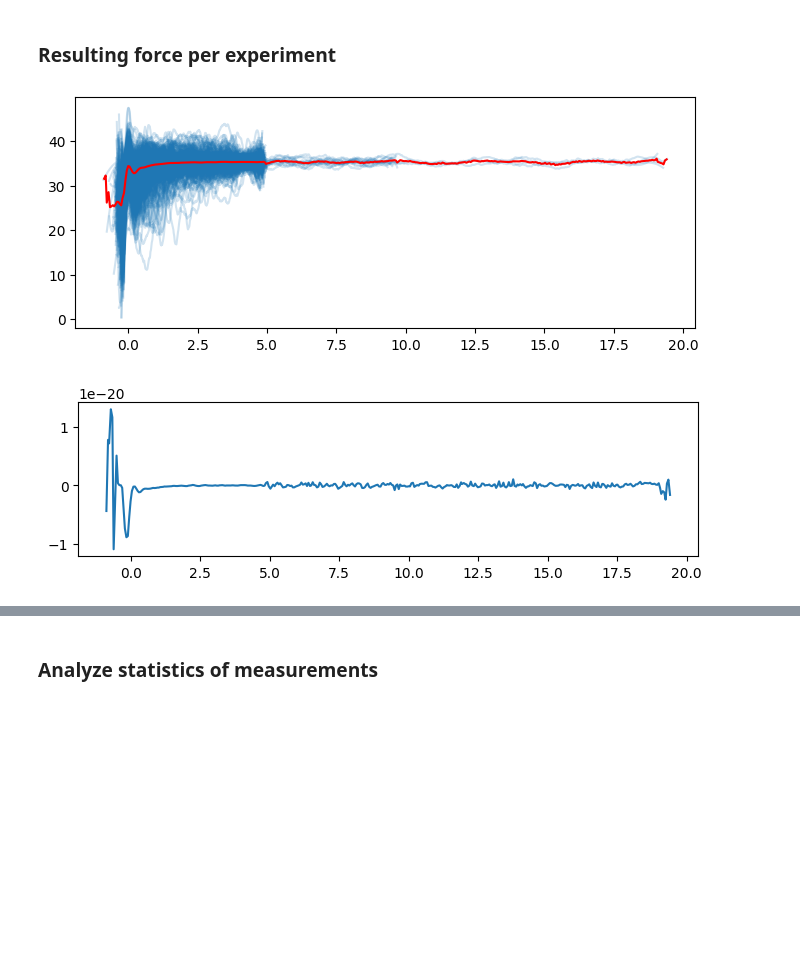
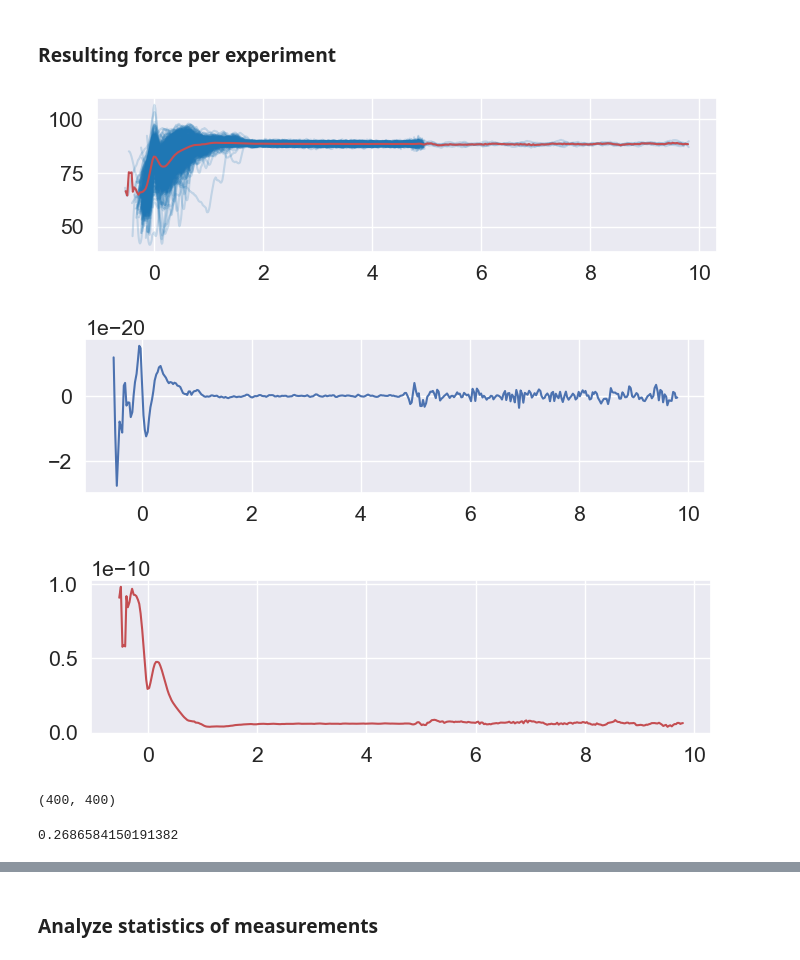
Before and after one commit to Tandemonium/AM-AFM, a Jupyter notebook: dev.ipynb, the cells around one changed output, grey strips where cells are left out. Cells and saved outputs as stored; diff of their text form; code cells hidden in the pictures; blank space fills up the shorter version.

```diff
--- a/dev.ipynb
+++ b/dev.ipynb
@@ -16,7 +16,7 @@ Importing the dtw module. When using in academic works please cite:
 # %% [markdown]
 # Evaluate methods
 # %%
-measurements_raw, calib_params = data_loading.load_data(DATA_DIR, folder='0041_002')
+measurements_raw, calib_params = data_loading.load_data(data_dir=DATA_DIR + '/0041_002')
 # %% [markdown]
 ## Inspect data
 # %% [markdown]
@@ -130,7 +130,7 @@ visualization.plot_compare_dtw_xalign(measurements, 5)
 # %%
 # load selected curves
 files = selection.load_accepted_filepaths(DATA_DIR + '/0041_002')
-measurements = data_loading.load_data(DATA_DIR, files=files)
+measurements = data_loading.load_data(files=files)
 # %%
 # load files and preprocess curves
 ideal = [10, 23, 32, 67, 117, 326, 405, 410, 450, 462, 463, 483, 515]
@@ -386,7 +386,7 @@ df_list = []
 m_list = []
 for folder in folders:
     df = selection.load_screening_results(f'{DATA_DIR}/{folder}')
-    measurements, calib_params = data_loading.load_data(DATA_DIR, files=df.filepath.tolist())
+    measurements, calib_params = data_loading.load_data(files=df.filepath.tolist())
     measurements = preprocessing.preprocess(measurements, calib_params)
 
     # drop filepaths which from which data could not be loaded
@@ -589,0 +564,14 @@ measurements_0031_001, calib_params_0031_001 = preprocessing.preprocess(DATA_DIR
+# %%
+measurements, calib_params_0041_002 = data_loading.load_data(data_dir=DATA_DIR + '/0041_002')
+measurements_0041_002 = preprocessing.preprocess(measurements, calib_params)
+
+measurements, calib_params_0044_005 = data_loading.load_data(data_dir=DATA_DIR + '/0044_005')
+measurements_0044_005 = preprocessing.preprocess(measurements, calib_params)
+
+files = selection.load_accepted_filepaths(DATA_DIR + '/0041_002')
+measurements, calib_params_0041_002_good = data_loading.load_data(files=files)
+measurements_0041_002_good = preprocessing.preprocess(measurements, calib_params)
+
+files = selection.load_accepted_filepaths(DATA_DIR + '/0044_005')
+measurements, calib_params_0044_005_good = data_loading.load_data(files=files)
+measurements_0044_005_good = preprocessing.preprocess(measurements, calib_params)
@@ -634,14 +626,31 @@ np.median(f), f
 # %% [markdown]
 ### Resulting force per experiment
 # %%
-avrg_measurement_0024_001 = analysis.average_curves(measurements_0024_001)
-visualization.plot_averaging(avrg_measurement_0024_001, measurements_0024_001)
+avrg_measurement_0041_002 = analysis.average_curves(measurements_0041_002)
+visualization.plot_averaging(avrg_measurement_0041_002, measurements_0041_002, figsize=(8, 2))
 
-force_0024_001 = force.force_hoelscher(avrg_measurement_0024_001, calib_params_0024_001)
+force_0041_002 = force.force_hoelscher(avrg_measurement_0041_002, calib_params_0041_002)
 plt.figure(figsize=(8, 2))
-plt.plot(*force_0024_001)
+plt.plot(*force_0041_002)
 plt.show()
+
+force_p_0041_002 = force.force_payman(avrg_measurement_0041_002, calib_params_0041_002_good)
+plt.figure(figsize=(8, 2))
+plt.plot(*force_p_0041_002, 'r')
+plt.show()
 # %% [output]
-[figure, old version]
+[figure, new version]
-[figure, old version]
+[figure, new version]
+[figure, added]
+# %%
+len(force_0041_002[1]), len(force_p_0041_002[1])
+# %% [output]
+(400, 400)
+# %%
+f1, f2 = force_0041_002[1], force_p_0041_002[1]
+fmin, fmax = min([f1.min(), f2.min()]), max([f1.max(), f2.max()])
+f = (f1 - fmin) / (fmax - fmin) - (f2 - fmin) / (fmax - fmin)
+float(np.mean(np.abs(f[:100])))
+# %% [output]
+0.2686584150191382
 # %%
```
Also changed, not shown: parts of 7 cells of this notebook, 4 other files.
